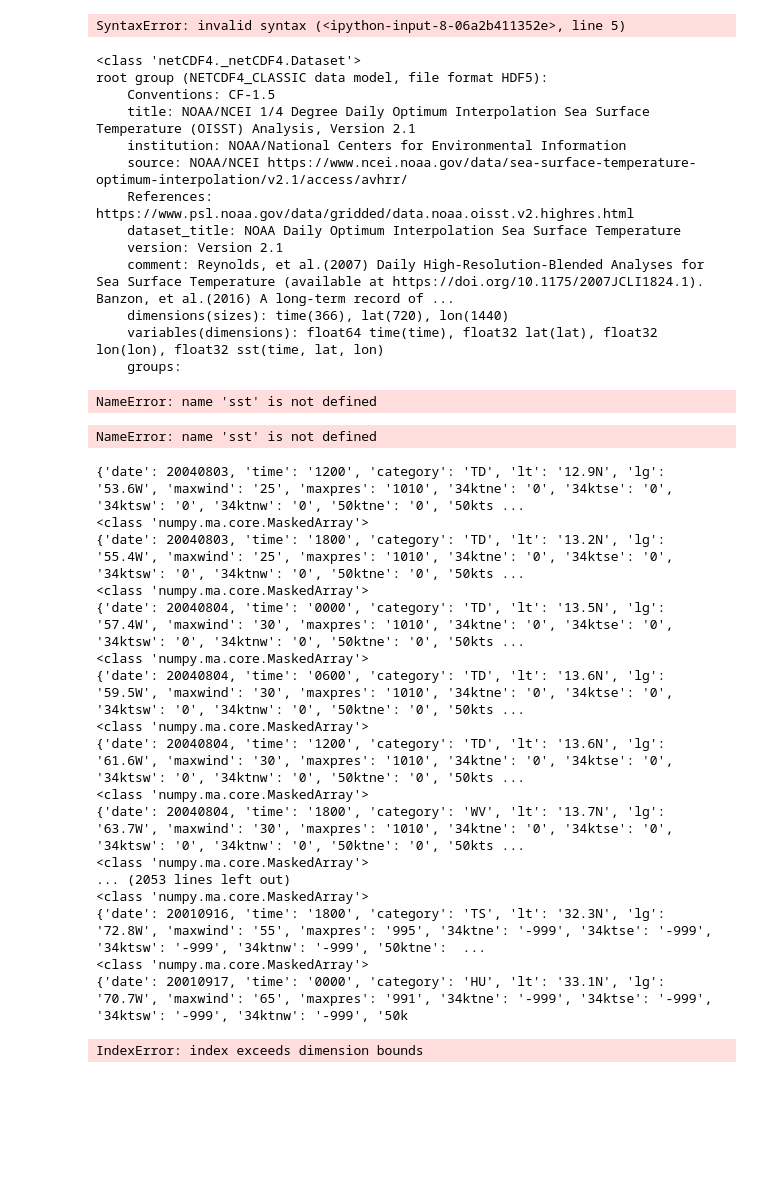
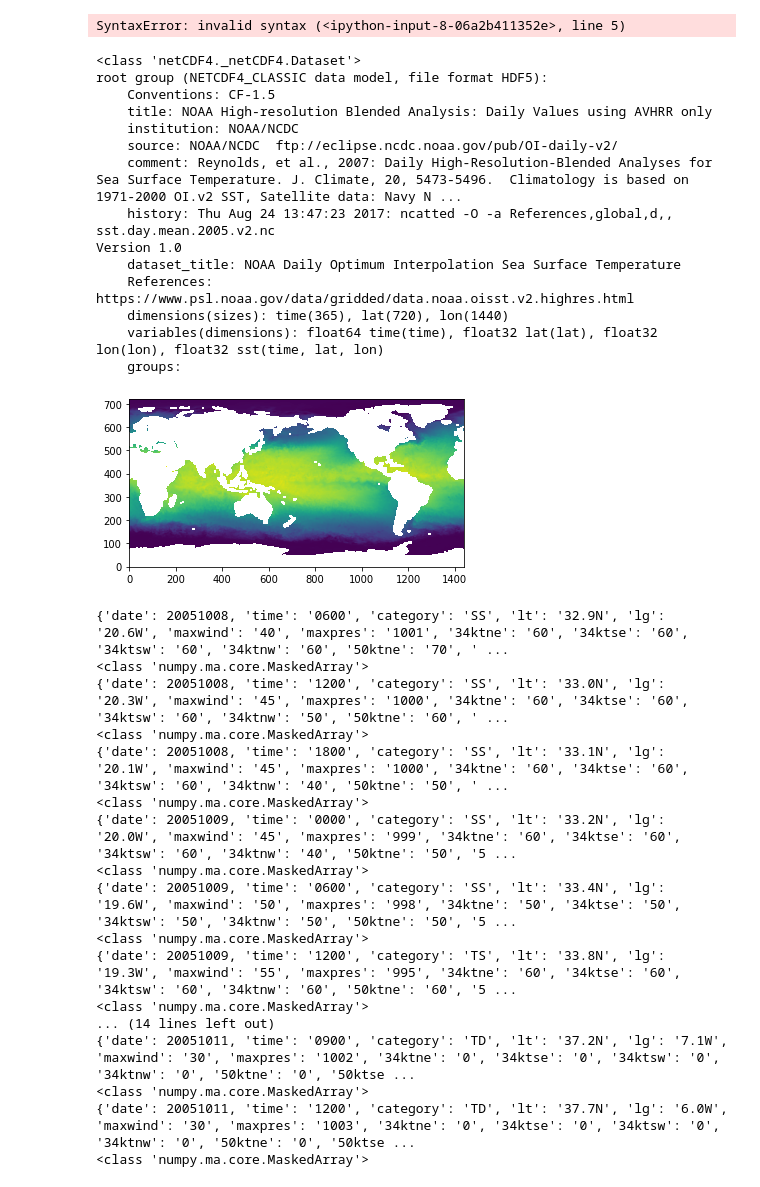
Before and after one commit to jliu2006/hurricane_intensity, a Jupyter notebook: download_noaa_ocean_temperature.ipynb, the cells around one changed output. Saved outputs shown, nothing was run; the diff lists cells and outputs as text; code cells hidden in the pictures; blank space fills up the shorter version.

```diff
--- a/download_noaa_ocean_temperature.ipynb
+++ b/download_noaa_ocean_temperature.ipynb
@@ -25,7 +25,7 @@ import numpy as np
 import matplotlib.pyplot as plt
 # %%
 
-fn = '/home/fun/sst/sst.day.mean.2020.v2.nc'
+fn = '/home/fun/sst/sst.day.mean.2005.v2.nc'
 ds = nc.Dataset(fn)
 
 
@@ -38,31 +38,28 @@ print(ds)
 #     print(var)
 
 
-#print(ds['sst'])
-
-
-
-sst.shape
+sst = ds['sst']
 # %% [output]
 <class 'netCDF4._netCDF4.Dataset'>
 root group (NETCDF4_CLASSIC data model, file format HDF5):
     Conventions: CF-1.5
-    title: NOAA/NCEI 1/4 Degree Daily Optimum Interpolation Sea Surface Temperature (OISST) Analysis, Version 2.1
-    institution: NOAA/National Centers for Environmental Information
-    source: NOAA/NCEI https://www.ncei.noaa.gov/data/sea-surface-temperature-optimum-interpolation/v2.1/access/avhrr/
+    title: NOAA High-resolution Blended Analysis: Daily Values using AVHRR only
+    institution: NOAA/NCDC
+    source: NOAA/NCDC  ftp://eclipse.ncdc.noaa.gov/pub/OI-daily-v2/
+    comment: Reynolds, et al., 2007: Daily High-Resolution-Blended Analyses for Sea Surface Temperature. J. Climate, 20, 5473-5496.  Climatology is based on 1971-2000 OI.v2 SST, Satellite data: Navy N ...
+    history: Thu Aug 24 13:47:23 2017: ncatted -O -a References,global,d,, sst.day.mean.2005.v2.nc
+Version 1.0
+    dataset_title: NOAA Daily Optimum Interpolation Sea Surface Temperature
     References: https://www.psl.noaa.gov/data/gridded/data.noaa.oisst.v2.highres.html
-    dataset_title: NOAA Daily Optimum Interpolation Sea Surface Temperature
-    version: Version 2.1
-    comment: Reynolds, et al.(2007) Daily High-Resolution-Blended Analyses for Sea Surface Temperature (available at https://doi.org/10.1175/2007JCLI1824.1). Banzon, et al.(2016) A long-term record of ...
-    dimensions(sizes): time(366), lat(720), lon(1440)
+    dimensions(sizes): time(365), lat(720), lon(1440)
     variables(dimensions): float64 time(time), float32 lat(lat), float32 lon(lon), float32 sst(time, lat, lon)
     groups:
-NameError: name 'sst' is not defined
 # %%
-plt.imshow(sst[250])
+#plt.imshow(getTgtArea(sst[283], -1 * float('12.8'), float('37.7'), 12.5))
+plt.imshow(sst[283])
 plt.gca().invert_yaxis()
 # %% [output]
-NameError: name 'sst' is not defined
+[figure, added]
 # %%
 def date_to_nth_day(date, fmt='%Y%m%d'):
     date = datetime.datetime.strptime(date, fmt)
@@ -122,27 +119,26 @@ def download_noaa(folder):
         post_processing(folder, sst, it)
 # %%
 
-hurricanes_folders = glob("/home/fun/data/AL*20*", recursive = True)
+hurricanes_folders = glob("/home/fun/data/AL242005", recursive = True)
 
 
 for it in hurricanes_folders:
     sst = download_noaa(it)
 # %% [output]
-{'date': 20040803, 'time': '1200', 'category': 'TD', 'lt': '12.9N', 'lg': '53.6W', 'maxwind': '25', 'maxpres': '1010', '34ktne': '0', '34ktse': '0', '34ktsw': '0', '34ktnw': '0', '50ktne': '0', '50kts ...
+{'date': 20051008, 'time': '0600', 'category': 'SS', 'lt': '32.9N', 'lg': '20.6W', 'maxwind': '40', 'maxpres': '1001', '34ktne': '60', '34ktse': '60', '34ktsw': '60', '34ktnw': '60', '50ktne': '70', ' ...
 <class 'numpy.ma.core.MaskedArray'>
-{'date': 20040803, 'time': '1800', 'category': 'TD', 'lt': '13.2N', 'lg': '55.4W', 'maxwind': '25', 'maxpres': '1010', '34ktne': '0', '34ktse': '0', '34ktsw': '0', '34ktnw': '0', '50ktne': '0', '50kts ...
+{'date': 20051008, 'time': '1200', 'category': 'SS', 'lt': '33.0N', 'lg': '20.3W', 'maxwind': '45', 'maxpres': '1000', '34ktne': '60', '34ktse': '60', '34ktsw': '60', '34ktnw': '50', '50ktne': '60', ' ...
 <class 'numpy.ma.core.MaskedArray'>
-{'date': 20040804, 'time': '0000', 'category': 'TD', 'lt': '13.5N', 'lg': '57.4W', 'maxwind': '30', 'maxpres': '1010', '34ktne': '0', '34ktse': '0', '34ktsw': '0', '34ktnw': '0', '50ktne': '0', '50kts ...
+{'date': 20051008, 'time': '1800', 'category': 'SS', 'lt': '33.1N', 'lg': '20.1W', 'maxwind': '45', 'maxpres': '1000', '34ktne': '60', '34ktse': '60', '34ktsw': '60', '34ktnw': '40', '50ktne': '50', ' ...
 <class 'numpy.ma.core.MaskedArray'>
-{'date': 20040804, 'time': '0600', 'category': 'TD', 'lt': '13.6N', 'lg': '59.5W', 'maxwind': '30', 'maxpres': '1010', '34ktne': '0', '34ktse': '0', '34ktsw': '0', '34ktnw': '0', '50ktne': '0', '50kts ...
+{'date': 20051009, 'time': '0000', 'category': 'SS', 'lt': '33.2N', 'lg': '20.0W', 'maxwind': '45', 'maxpres': '999', '34ktne': '60', '34ktse': '60', '34ktsw': '60', '34ktnw': '40', '50ktne': '50', '5 ...
 <class 'numpy.ma.core.MaskedArray'>
-{'date': 20040804, 'time': '1200', 'category': 'TD', 'lt': '13.6N', 'lg': '61.6W', 'maxwind': '30', 'maxpres': '1010', '34ktne': '0', '34ktse': '0', '34ktsw': '0', '34ktnw': '0', '50ktne': '0', '50kts ...
+{'date': 20051009, 'time': '0600', 'category': 'SS', 'lt': '33.4N', 'lg': '19.6W', 'maxwind': '50', 'maxpres': '998', '34ktne': '50', '34ktse': '50', '34ktsw': '50', '34ktnw': '50', '50ktne': '50', '5 ...
 <class 'numpy.ma.core.MaskedArray'>
-{'date': 20040804, 'time': '1800', 'category': 'WV', 'lt': '13.7N', 'lg': '63.7W', 'maxwind': '30', 'maxpres': '1010', '34ktne': '0', '34ktse': '0', '34ktsw': '0', '34ktnw': '0', '50ktne': '0', '50kts ...
+{'date': 20051009, 'time': '1200', 'category': 'TS', 'lt': '33.8N', 'lg': '19.3W', 'maxwind': '55', 'maxpres': '995', '34ktne': '60', '34ktse': '60', '34ktsw': '60', '34ktnw': '60', '50ktne': '60', '5 ...
 <class 'numpy.ma.core.MaskedArray'>
-... (2053 lines left out)
+... (14 lines left out)
+{'date': 20051011, 'time': '0900', 'category': 'TD', 'lt': '37.2N', 'lg': '7.1W', 'maxwind': '30', 'maxpres': '1002', '34ktne': '0', '34ktse': '0', '34ktsw': '0', '34ktnw': '0', '50ktne': '0', '50ktse ...
 <class 'numpy.ma.core.MaskedArray'>
-{'date': 20010916, 'time': '1800', 'category': 'TS', 'lt': '32.3N', 'lg': '72.8W', 'maxwind': '55', 'maxpres': '995', '34ktne': '-999', '34ktse': '-999', '34ktsw': '-999', '34ktnw': '-999', '50ktne':  ...
+{'date': 20051011, 'time': '1200', 'category': 'TD', 'lt': '37.7N', 'lg': '6.0W', 'maxwind': '30', 'maxpres': '1003', '34ktne': '0', '34ktse': '0', '34ktsw': '0', '34ktnw': '0', '50ktne': '0', '50ktse ...
 <class 'numpy.ma.core.MaskedArray'>
-{'date': 20010917, 'time': '0000', 'category': 'HU', 'lt': '33.1N', 'lg': '70.7W', 'maxwind': '65', 'maxpres': '991', '34ktne': '-999', '34ktse': '-999', '34ktsw': '-999', '34ktnw': '-999', '50k
-IndexError: index exceeds dimension bounds
```
Also changed, not shown: parts of 1 cell of this notebook, 4 other files.
